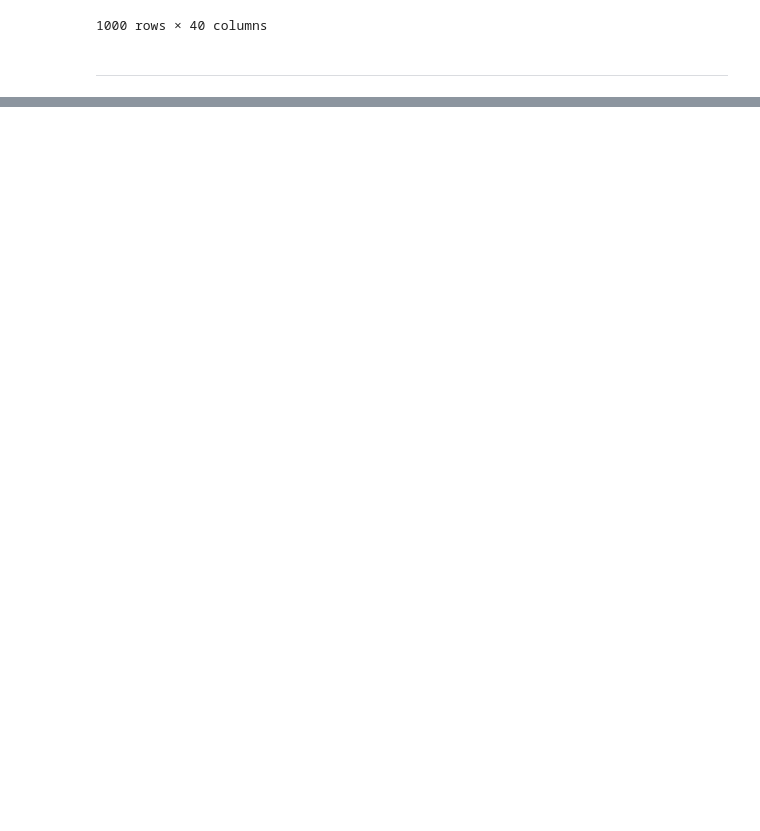
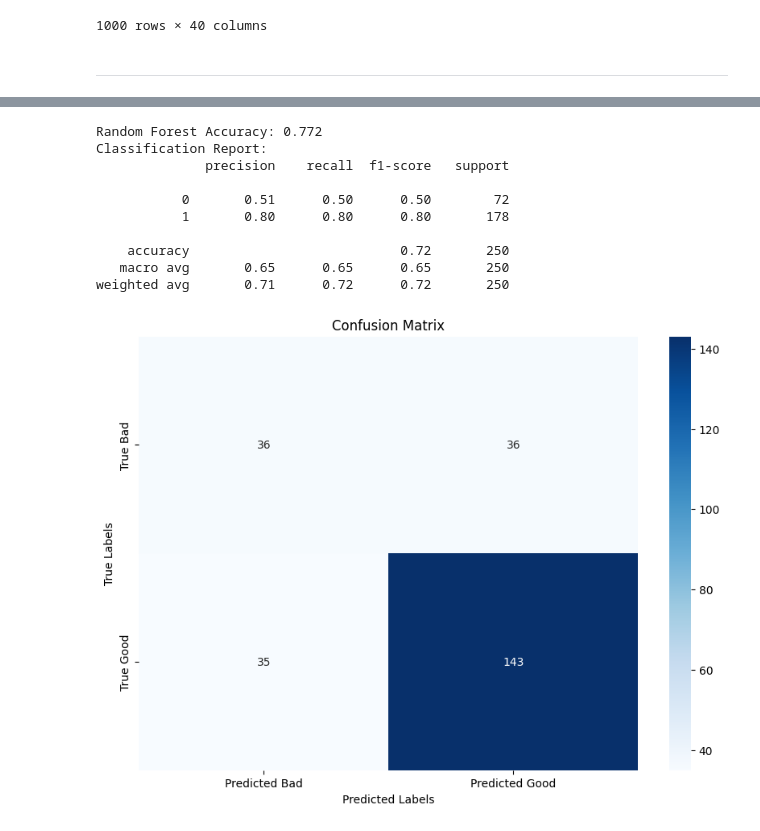
Before and after one commit to jdaguilar/machine-learning-zoomcamp-capstone-project, a Jupyter notebook: eda/train.ipynb, the cells around one changed output, grey strips where cells are left out. Drawn from its saved outputs; the diff is of its cells as text; code cells hidden in the pictures; blank space fills up the shorter version.

```diff
--- a/eda/train.ipynb
+++ b/eda/train.ipynb
@@ -198,0 +261,41 @@ Please also refer to the documentation for alternative solver options:
+# %%
+# Train Random Forest model
+random_forest = RandomForestClassifier(class_weight="balanced")
+random_forest.fit(X_train_scaled, y_train)
+y_pred_random_forest = random_forest.predict(X_test_scaled)
+random_forest_accuracy = accuracy_score(y_test, y_pred_random_forest)
+print(f"Random Forest Accuracy: {random_forest_accuracy}")
+
+# Evaluate the model
+conf_matrix = confusion_matrix(y_test, y_pred_decision_tree)
+class_report = classification_report(y_test, y_pred_decision_tree)
+
+print("Classification Report:")
+print(class_report)
+
+# Plot confusion matrix
+plt.figure(figsize=(10, 7))
+sns.heatmap(
+    conf_matrix,
+    annot=True,
+    fmt="d",
+    cmap="Blues",
+    xticklabels=["Predicted Bad", "Predicted Good"],
+    yticklabels=["True Bad", "True Good"],
+)
+plt.xlabel("Predicted Labels")
+plt.ylabel("True Labels")
+plt.title("Confusion Matrix")
+plt.show()
+# %% [output]
+Random Forest Accuracy: 0.772
+Classification Report:
+              precision    recall  f1-score   support
+
+           0       0.51      0.50      0.50        72
+           1       0.80      0.80      0.80       178
+
+    accuracy                           0.72       250
+   macro avg       0.65      0.65      0.65       250
+weighted avg       0.71      0.72      0.72       250
+[figure, added]
```
Also changed, not shown: parts of 10 cells of this notebook.
